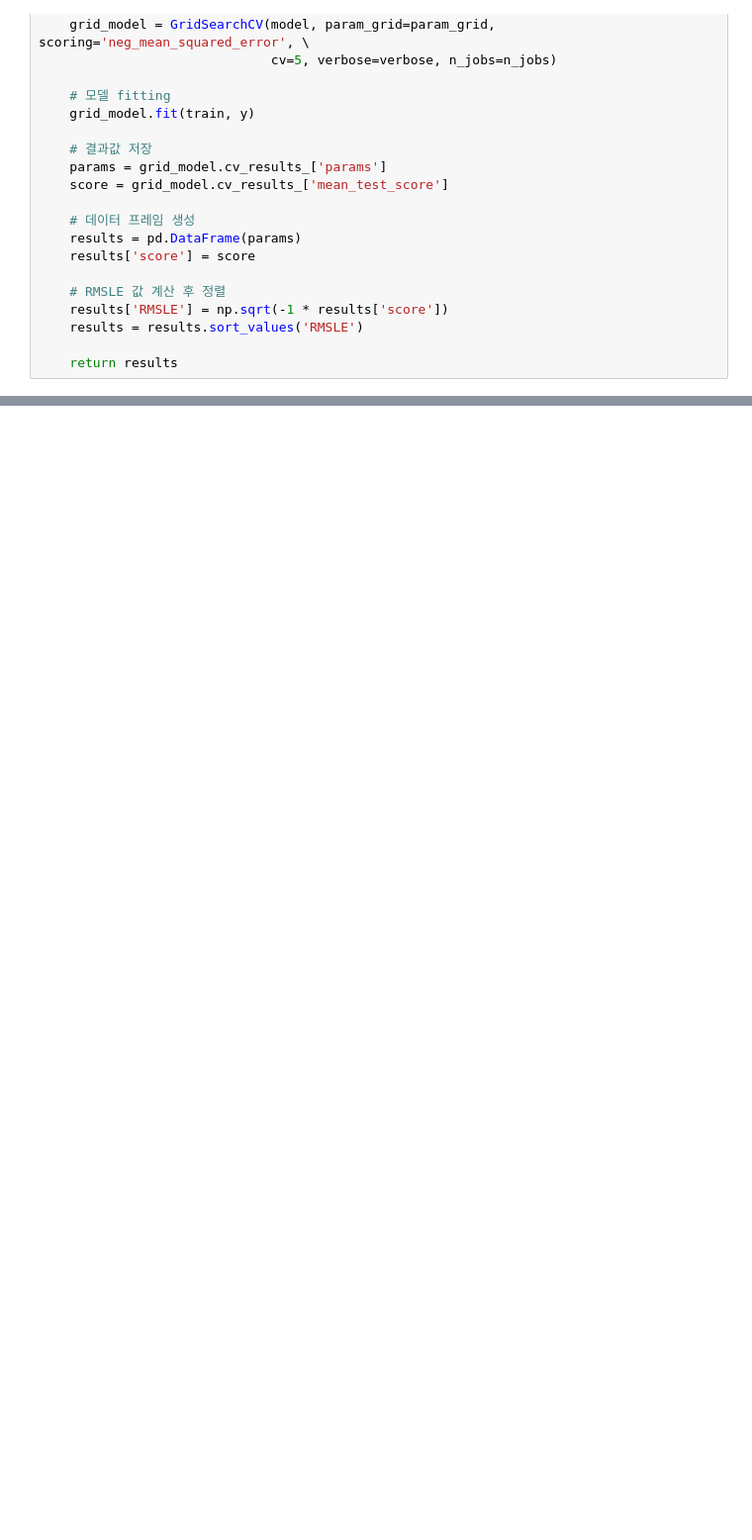
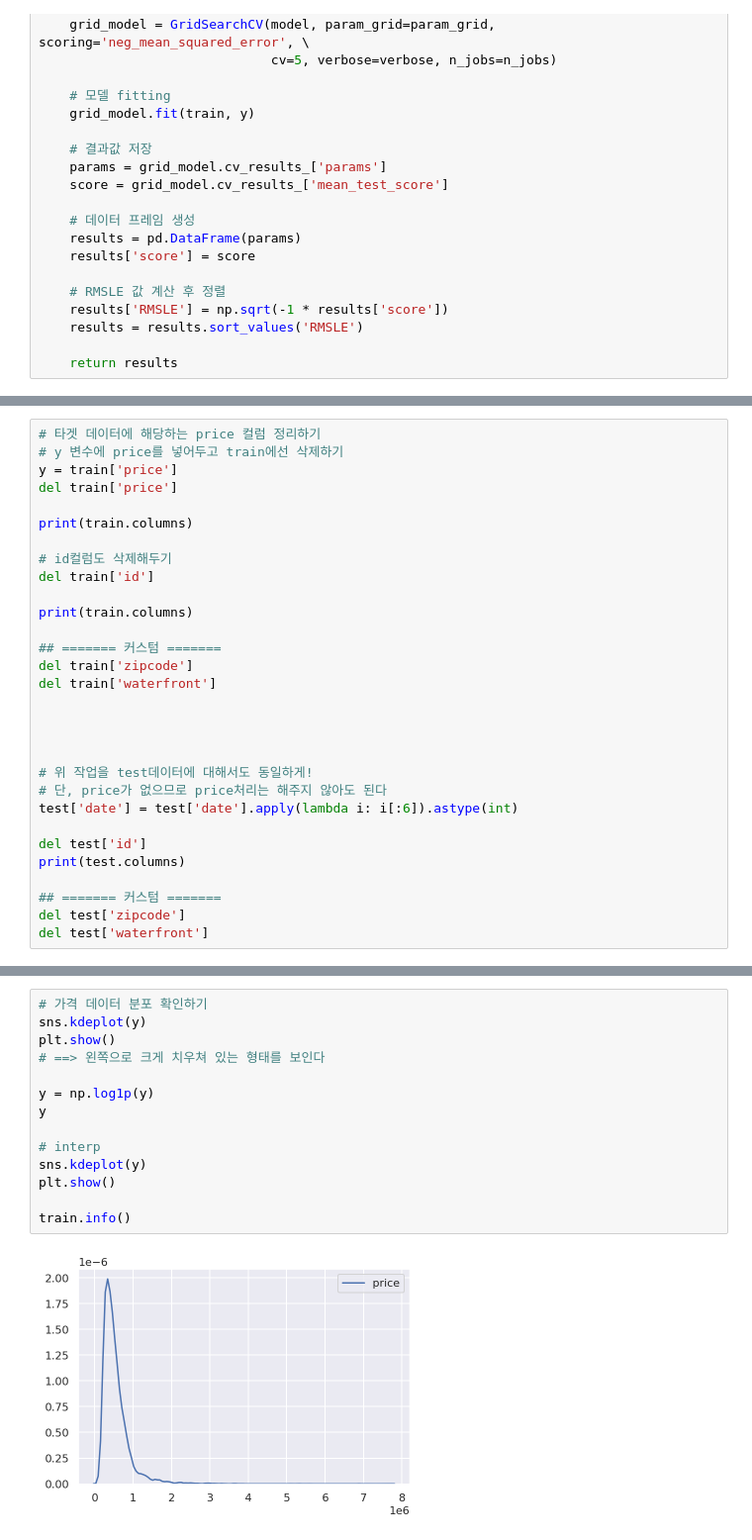
Before and after one commit to byhankim/aiffel, a Jupyter notebook: e/E08_kaggle_competition_kaKR_project.ipynb, the cells around one changed output, grey strips where cells are left out. Shown at 99% size. Cells and saved outputs as stored; diff of their text form; blank space fills up the shorter version.

```diff
--- a/e/E08_kaggle_competition_kaKR_project.ipynb
+++ b/e/E08_kaggle_competition_kaKR_project.ipynb
@@ -406,0 +1235,30 @@ result.head()
+# %%
+# 타겟 데이터에 해당하는 price 컬럼 정리하기
+# y 변수에 price를 넣어두고 train에선 삭제하기
+y = train['price']
+del train['price']
+
+print(train.columns)
+
+# id컬럼도 삭제해두기
+del train['id']
+
+print(train.columns)
+
+## ======= 커스텀 =======
+del train['zipcode']
+del train['waterfront']
+
+
+
+
+# 위 작업을 test데이터에 대해서도 동일하게!
+# 단, price가 없으므로 price처리는 해주지 않아도 된다
+test['date'] = test['date'].apply(lambda i: i[:6]).astype(int)
+
+del test['id']
+print(test.columns)
+
+## ======= 커스텀 =======
+del test['zipcode']
+del test['waterfront']
@@ -406,0 +1336,16 @@ result.head()
+# %%
+# 가격 데이터 분포 확인하기
+sns.kdeplot(y)
+plt.show()
+# ==> 왼쪽으로 크게 치우쳐 있는 형태를 보인다
+
+y = np.log1p(y)
+y
+
+# interp
+sns.kdeplot(y)
+plt.show()
+
+train.info()
+# %% [output]
+[figure, added]
```
Also changed, not shown: parts of 93 cells of this notebook.
